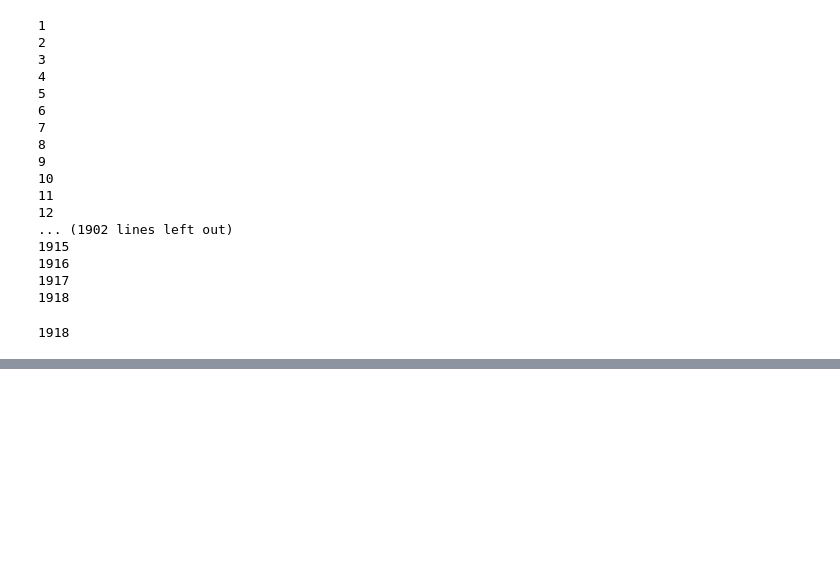
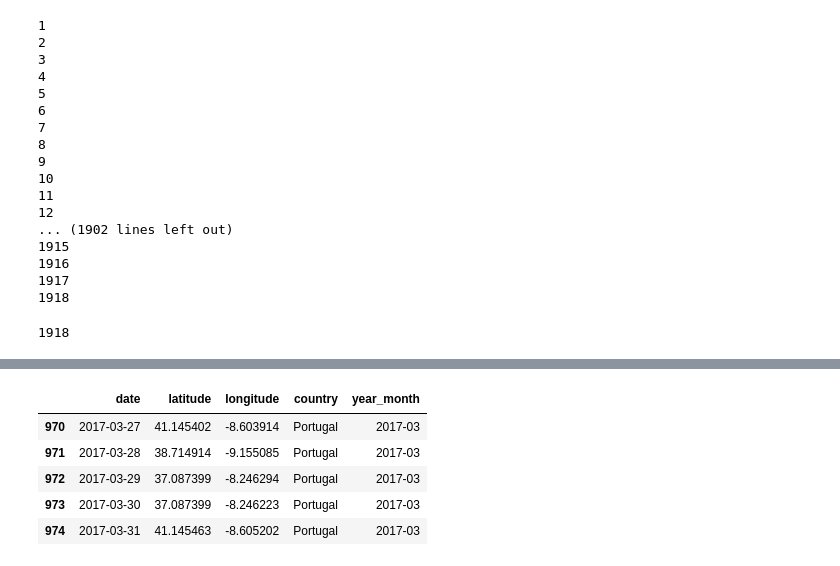
Before and after one commit to dariustamasauskas/Google-Timeline, a Jupyter notebook: analysis.ipynb, the cells around one changed output, grey strips where cells are left out. Saved outputs shown, nothing was run; the diff lists cells and outputs as text; code cells hidden in the pictures; blank space fills up the shorter version.

```diff
--- a/analysis.ipynb
+++ b/analysis.ipynb
@@ -195,0 +247,10 @@ Name: city, dtype: int64
+# %%
+date_selected = '2017-03'
+timeline_data_abroad[timeline_data_abroad['year_month'] == date_selected]
+# %% [output]
+|  | date | latitude | longitude | country | year_month |
+| 970 | 2017-03-27 | 41.145402 | -8.603914 | Portugal | 2017-03 |
+| 971 | 2017-03-28 | 38.714914 | -9.155085 | Portugal | 2017-03 |
+| 972 | 2017-03-29 | 37.087399 | -8.246294 | Portugal | 2017-03 |
+| 973 | 2017-03-30 | 37.087399 | -8.246223 | Portugal | 2017-03 |
+| 974 | 2017-03-31 | 41.145463 | -8.605202 | Portugal | 2017-03 |
```
Also changed, not shown: parts of 18 cells of this notebook.
